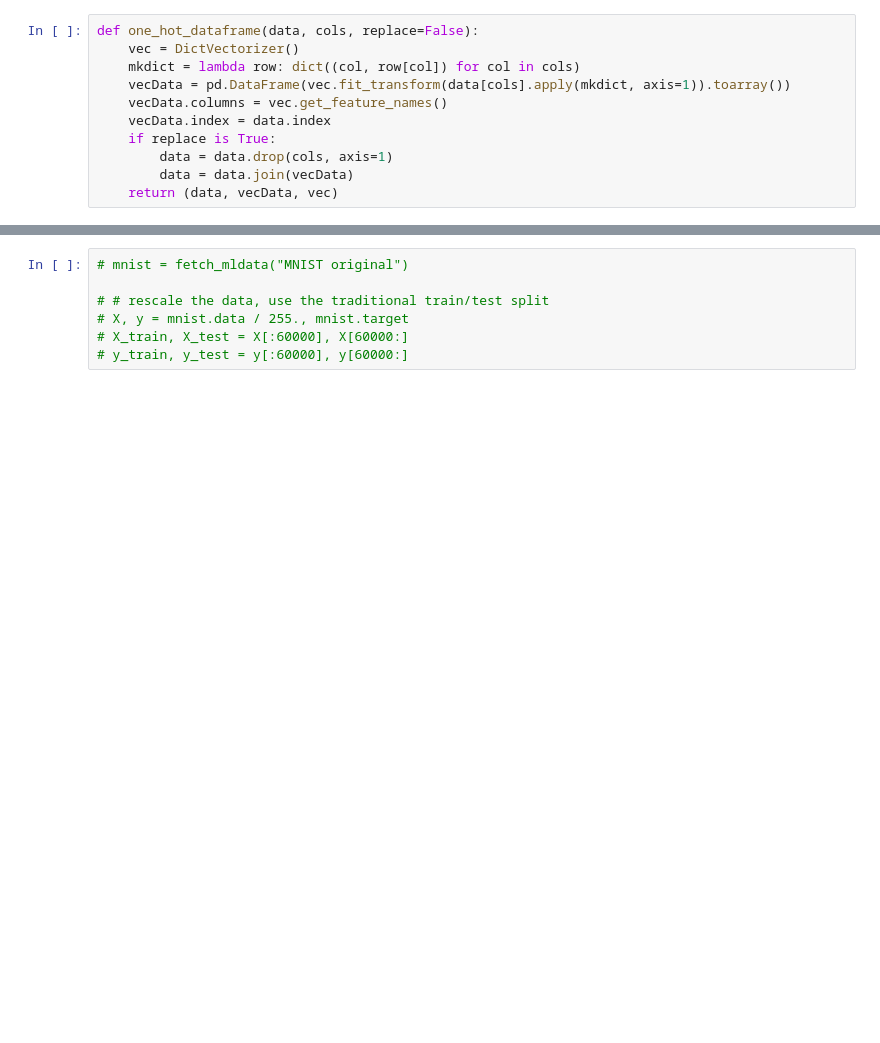
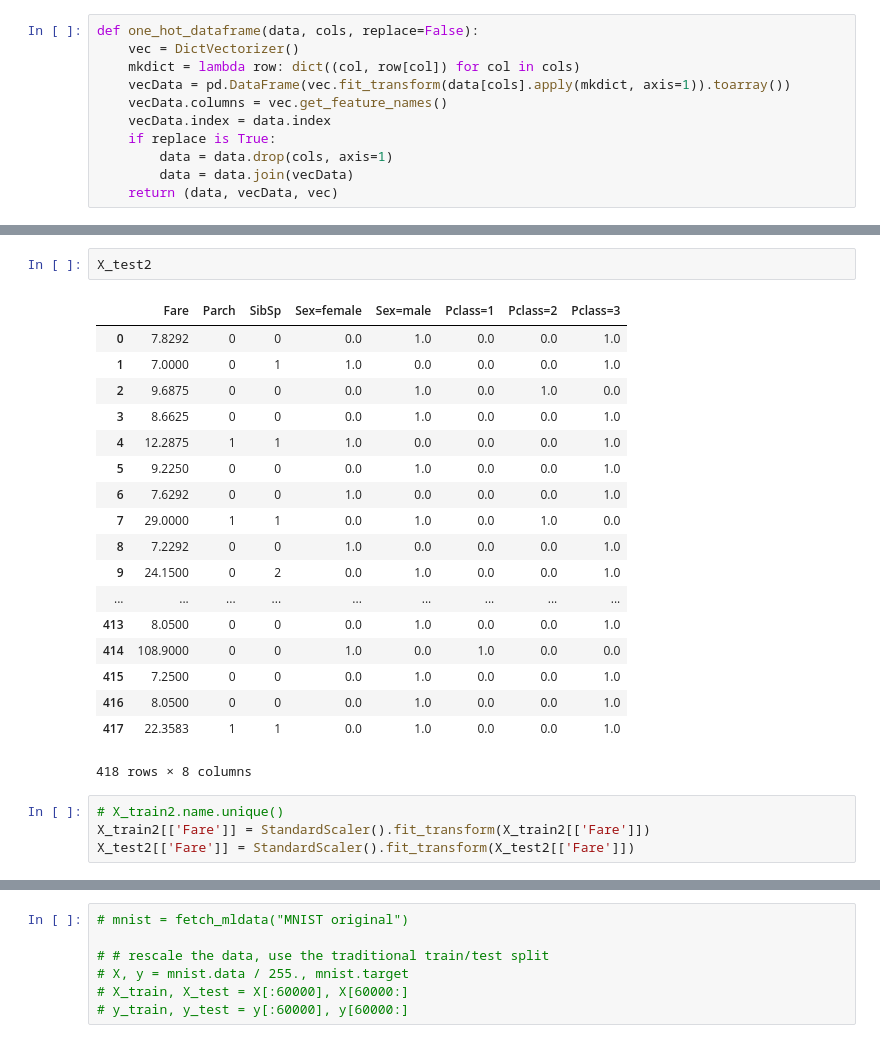
Before and after one commit to chenguoming1plus2/kaggle-titanic, a Jupyter notebook: Aung_SKLearn_MLP.ipynb, the cells around one changed output, grey strips where cells are left out. Drawn from its saved outputs; the diff is of its cells as text; blank space fills up the shorter version.

```diff
--- a/Aung_SKLearn_MLP.ipynb
+++ b/Aung_SKLearn_MLP.ipynb
@@ -45,3 +105,28 @@ X_test2 = X_test2.where((pd.notnull(X_test2)), 100)
+# %%
+X_test2
+# %% [output]
+|  | Fare | Parch | SibSp | Sex=female | Sex=male | Pclass=1 | Pclass=2 | Pclass=3 |
+| 0 | 7.8292 | 0 | 0 | 0.0 | 1.0 | 0.0 | 0.0 | 1.0 |
+| 1 | 7.0000 | 0 | 1 | 1.0 | 0.0 | 0.0 | 0.0 | 1.0 |
+| 2 | 9.6875 | 0 | 0 | 0.0 | 1.0 | 0.0 | 1.0 | 0.0 |
+| 3 | 8.6625 | 0 | 0 | 0.0 | 1.0 | 0.0 | 0.0 | 1.0 |
+| 4 | 12.2875 | 1 | 1 | 1.0 | 0.0 | 0.0 | 0.0 | 1.0 |
+| 5 | 9.2250 | 0 | 0 | 0.0 | 1.0 | 0.0 | 0.0 | 1.0 |
+| 6 | 7.6292 | 0 | 0 | 1.0 | 0.0 | 0.0 | 0.0 | 1.0 |
+| 7 | 29.0000 | 1 | 1 | 0.0 | 1.0 | 0.0 | 1.0 | 0.0 |
+| 8 | 7.2292 | 0 | 0 | 1.0 | 0.0 | 0.0 | 0.0 | 1.0 |
+| 9 | 24.1500 | 0 | 2 | 0.0 | 1.0 | 0.0 | 0.0 | 1.0 |
+| ... | ... | ... | ... | ... | ... | ... | ... | ... |
+| 413 | 8.0500 | 0 | 0 | 0.0 | 1.0 | 0.0 | 0.0 | 1.0 |
+| 414 | 108.9000 | 0 | 0 | 1.0 | 0.0 | 1.0 | 0.0 | 0.0 |
+| 415 | 7.2500 | 0 | 0 | 0.0 | 1.0 | 0.0 | 0.0 | 1.0 |
+| 416 | 8.0500 | 0 | 0 | 0.0 | 1.0 | 0.0 | 0.0 | 1.0 |
+| 417 | 22.3583 | 1 | 1 | 0.0 | 1.0 | 0.0 | 0.0 | 1.0 |
+418 rows × 8 columns
+# %%
+# X_train2.name.unique()
+X_train2[['Fare']] = StandardScaler().fit_transform(X_train2[['Fare']])
+X_test2[['Fare']] = StandardScaler().fit_transform(X_test2[['Fare']])
 # %%
 X_train2
 # %% [output]
```
Also changed, not shown: parts of 14 cells of this notebook, 5 other files.
